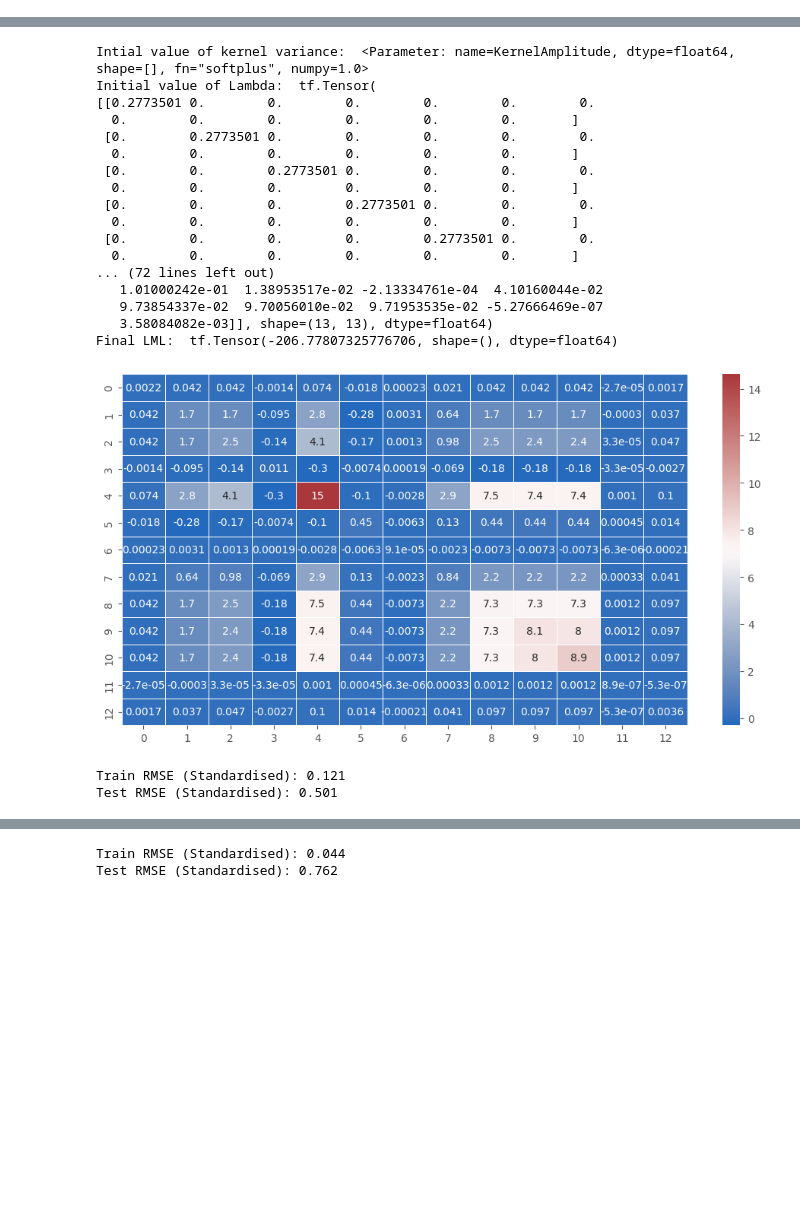
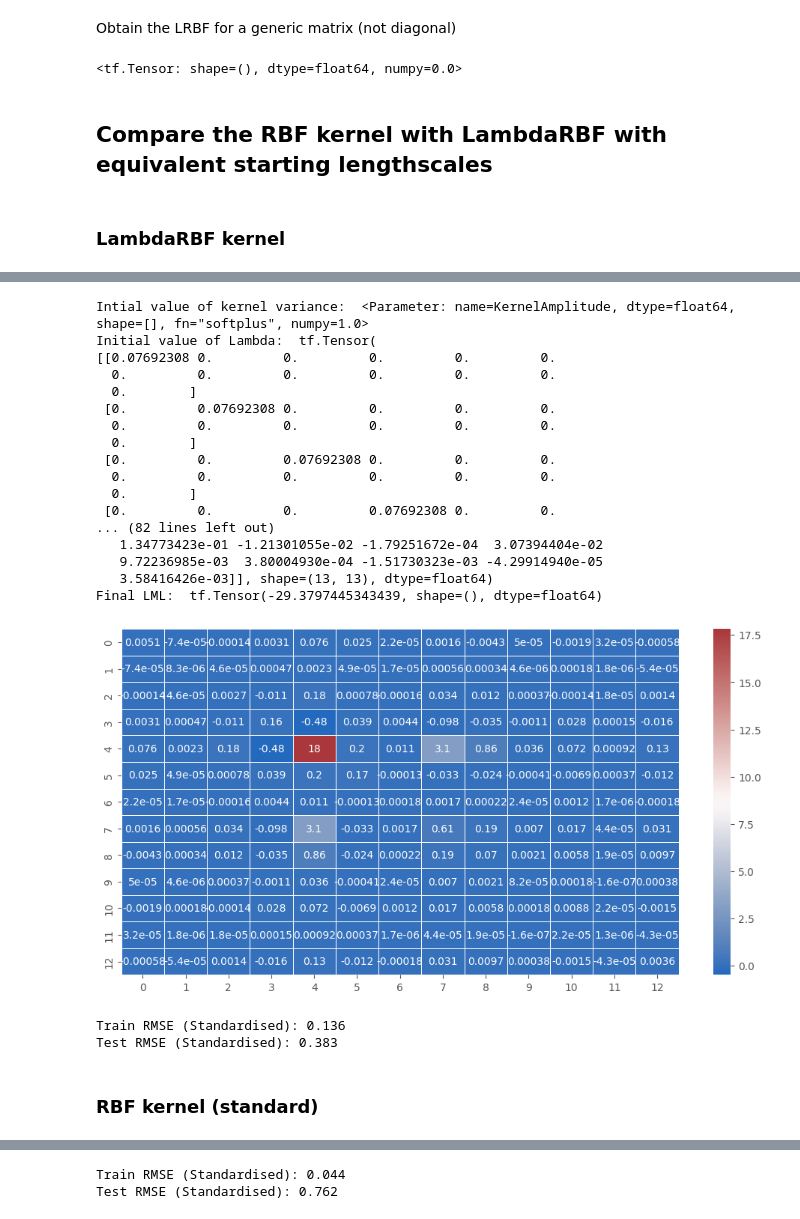
Before and after one commit to mattyred/BSGP_Automatic_Independence_Determination, a Jupyter notebook: LambdaRBFKernel/BostonAnalysis.ipynb, the cells around one changed output, grey strips where cells are left out. Cells and saved outputs as stored; diff of their text form; code cells hidden in the pictures; blank space fills up the shorter version.

```diff
--- a/LambdaRBFKernel/BostonAnalysis.ipynb
+++ b/LambdaRBFKernel/BostonAnalysis.ipynb
@@ -96,31 +66,46 @@ array([[0.5266404, 0.       , 0.       , 0.       , 0.       , 0.       ,
+# %% [markdown]
+Obtain the LRBF for a generic matrix (not diagonal)
+# %%
+D = 13
+ts = gpflow.utilities.bijectors.triangular_size(D)
+# Define an array that represents the entire L matrix
+Lambda_L_array_full = tf.constant([D**0.5]*ts, dtype=tf.float64)
+
+LRBF = LambdaRBF(Lambda_L_array_full, 1.0)
+LRBF.K(X_train)[5,3]
+# %% [output]
+<tf.Tensor: shape=(), dtype=float64, numpy=0.0>
+# %% [markdown]
+## Compare the RBF kernel with LambdaRBF with equivalent starting lengthscales
+# %% [markdown]
+### LambdaRBF kernel
 # %%
-#Lambda = tf.constant([[1/4, 0],[0, 1/4]], dtype=tf.float64)#(1/4)*tf.eye(2, dtype=tf.float64)
 D = 13
-triangular_size = gpflow.utilities.bijectors.triangular_size(D)
-#l = tf.zeros([triangular_size], dtype=tf.float64)
-#l = tf.constant([0.5,0.,0.5], dtype=tf.float64)
-#Lambda_L = tfp.math.fill_triangular(l)
+# Define the kernel and put a Normal prior
 lengthscales = tf.constant([D**0.5]*D, dtype=tf.float64)
-Lambda_L = get_lower_triangular_diag(lengthscales)
+Lambda_L = get_lower_triangular_from_diag(lengthscales)
+Lambda_L = tfp.math.fill_triangular_inverse(Lambda_L)
 LRBF = LambdaRBF(Lambda_L, 1.0)
 LRBF.Lambda_L.prior = tfp.distributions.Normal(loc=gpflow.utilities.to_default_float(1.), scale=gpflow.utilities.to_default_float(1.))
 LRBF.variance.prior = tfp.distributions.Normal(loc=gpflow.utilities.to_default_float(0.05), scale=gpflow.utilities.to_default_float(1.))
+
+# GPR model (no approx)
 model_LRBF = gpflow.models.GPR(
     (X_train, Y_train),
-    kernel=LRBF
-,
+    kernel=LRBF,
 )
 gpflow.utilities.print_summary(model_LRBF, fmt="notebook")
 print('Intial value of kernel variance: ', LRBF.variance)
-print('Initial value of Lambda: ', tf.linalg.matmul(LRBF.Lambda_L, tf.transpose(LRBF.Lambda_L)))
+Lambda_L_matrix = tfp.math.fill_triangular(LRBF.Lambda_L)
+print('Initial value of Lambda: ', tf.linalg.matmul(Lambda_L_matrix, tf.transpose(Lambda_L_matrix)))
 print('Initial LML: ',model_LRBF.log_marginal_likelihood())
 opt = gpflow.optimizers.Scipy()
 opt.minimize(model_LRBF.training_loss, model_LRBF.trainable_variables)
-Lambda_full = tf.linalg.matmul(LRBF.Lambda_L, tf.transpose(LRBF.Lambda_L))
 print('-------------------------------')
 print('Optimal value of kernel variance: ', LRBF.variance)
-print('Final value of Lambda: ', Lambda_full)
+Lambda_L_matrix = tfp.math.fill_triangular(LRBF.Lambda_L)
+print('Initial value of Lambda: ', tf.linalg.matmul(Lambda_L_matrix, tf.transpose(Lambda_L_matrix)))
 print('Final LML: ',model_LRBF.log_marginal_likelihood())
-visualize_matrix(Lambda_full)
+plot_matrix(tf.linalg.matmul(Lambda_L_matrix, tf.transpose(Lambda_L_matrix)))
 # %% [output]
 | name | class | transform | prior | trainable | shape | dtype | value |
@@ -128,23 +113,23 @@ visualize_matrix(Lambda_full)
 | GPR.kernel.variance | Parameter | Softplus | Normal | True | () | float64 | 1.0 |
 | GPR.likelihood.variance | Parameter | Softplus + Shift |  | True | () | float64 | 1.0 |
 Intial value of kernel variance:  <Parameter: name=KernelAmplitude, dtype=float64, shape=[], fn="softplus", numpy=1.0>
 Initial value of Lambda:  tf.Tensor(
-[[0.2773501 0.        0.        0.        0.        0.        0.
-  0.        0.        0.        0.        0.        0.       ]
- [0.        0.2773501 0.        0.        0.        0.        0.
-  0.        0.        0.        0.        0.        0.       ]
- [0.        0.        0.2773501 0.        0.        0.        0.
-  0.        0.        0.        0.        0.        0.       ]
- [0.        0.        0.        0.2773501 0.        0.        0.
-  0.        0.        0.        0.        0.        0.       ]
- [0.        0.        0.        0.        0.2773501 0.        0.
-  0.        0.        0.        0.        0.        0.       ]
-... (72 lines left out)
-   1.01000242e-01  1.38953517e-02 -2.13334761e-04  4.10160044e-02
-   9.73854337e-02  9.70056010e-02  9.71953535e-02 -5.27666469e-07
-   3.58084082e-03]], shape=(13, 13), dtype=float64)
-Final LML:  tf.Tensor(-206.77807325776706, shape=(), dtype=float64)
+[[0.07692308 0.         0.         0.         0.         0.
+  0.         0.         0.         0.         0.         0.
+  0.        ]
+ [0.         0.07692308 0.         0.         0.         0.
+  0.         0.         0.         0.         0.         0.
+  0.        ]
+ [0.         0.         0.07692308 0.         0.         0.
+  0.         0.         0.         0.         0.         0.
+  0.        ]
+ [0.         0.         0.         0.07692308 0.         0.
+... (82 lines left out)
+   1.34773423e-01 -1.21301055e-02 -1.79251672e-04  3.07394404e-02
+   9.72236985e-03  3.80004930e-04 -1.51730323e-03 -4.29914940e-05
+   3.58416426e-03]], shape=(13, 13), dtype=float64)
+Final LML:  tf.Tensor(-29.3797445343439, shape=(), dtype=float64)
-[figure, old version]
+[figure, new version]
 # %%
 y_pred_train, _ = model_LRBF.predict_f(X_train)
 train_rmse_stan = tf.sqrt(tf.reduce_mean((Y_train - y_pred_train)**2)).numpy()
@@ -153,8 +138,10 @@ y_pred_test, _ = model_LRBF.predict_f(X_test)
 test_rmse_stan = tf.sqrt(tf.reduce_mean((Y_test - y_pred_test)**2)).numpy()
 print('Test RMSE (Standardised): %.3f'%(test_rmse_stan))
 # %% [output]
-Train RMSE (Standardised): 0.121
-Test RMSE (Standardised): 0.501
+Train RMSE (Standardised): 0.136
+Test RMSE (Standardised): 0.383
+# %% [markdown]
+### RBF kernel (standard)
 # %%
 k = gpflow.kernels.SquaredExponential(variance=1, lengthscales=(D**0.5)*np.ones(D))
 k.lengthscales.prior = tfp.distributions.Normal(loc=gpflow.utilities.to_default_float(1.),
```
Also changed, not shown: parts of 16 cells of this notebook, 3 other files.
